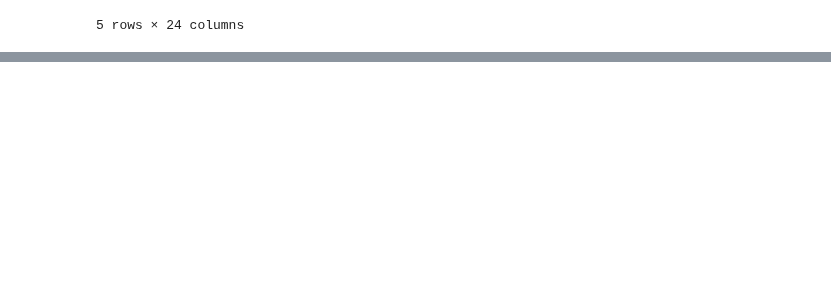
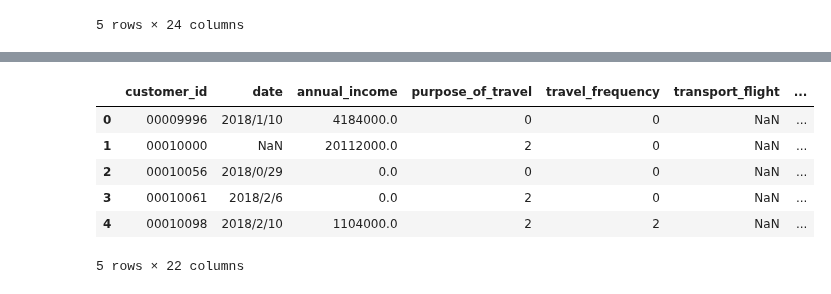
Before and after one commit to maton369/Data_Preprocessing_For_Data_Analyze, a Jupyter notebook: code/07_data_join.ipynb, the cells around one changed output, grey strips where cells are left out. Saved outputs shown, nothing was run; the diff lists cells and outputs as text; code cells hidden in the pictures; blank space fills up the shorter version.

```diff
--- a/code/07_data_join.ipynb
+++ b/code/07_data_join.ipynb
@@ -92,3 +92,11 @@ destination_counts.head()
 | 00010003 | 0 | 1 | 0 | 0 | 0 | 0 | 0 | 0 | 0 | 0 | ... |
 | 00010004 | 0 | 0 | 0 | 1 | 0 | 0 | 0 | 0 | 0 | 0 | ... |
 5 rows × 24 columns
+# %%
+# 顧客のアンケートデータををquestionary_dataというデータフレームに読み込み
+import pandas as pd
+
+questionary_data = pd.read_csv("../data/questionary_data.csv", dtype={"customer_id": str})
+
+# 結果の表示
+questionary_data.head()
@@ -94,0 +145,20 @@ destination_counts.head()
+# %%
+# qestionary_dataオブジェクトのannual_incomeの欠損値のセルに対し、annual_incomeの平均値を代入
+# その後、代入したデータセットを作成し、qestionary_data2として格納し,表示する
+
+# annual_incomeの平均値を計算
+mean_annual_income = questionary_data["annual_income"].mean()
+
+# annual_incomeの欠損値を平均値で補完
+questionary_data2 = questionary_data.fillna({"annual_income": mean_annual_income})
+
+# 結果を表示
+questionary_data2.head()
+# %% [output]
+|  | customer_id | date | annual_income | purpose_of_travel | travel_frequency | transport_flight | ... |
+| 0 | 00009996 | 2018/1/10 | 4184000.0 | 0 | 0 | NaN | ... |
+| 1 | 00010000 | NaN | 20112000.0 | 2 | 0 | NaN | ... |
+| 2 | 00010056 | 2018/0/29 | 0.0 | 0 | 0 | NaN | ... |
+| 3 | 00010061 | 2018/2/6 | 0.0 | 2 | 0 | NaN | ... |
+| 4 | 00010098 | 2018/2/10 | 1104000.0 | 2 | 2 | NaN | ... |
+5 rows × 22 columns
```
Also changed, not shown: parts of 4 cells of this notebook.
